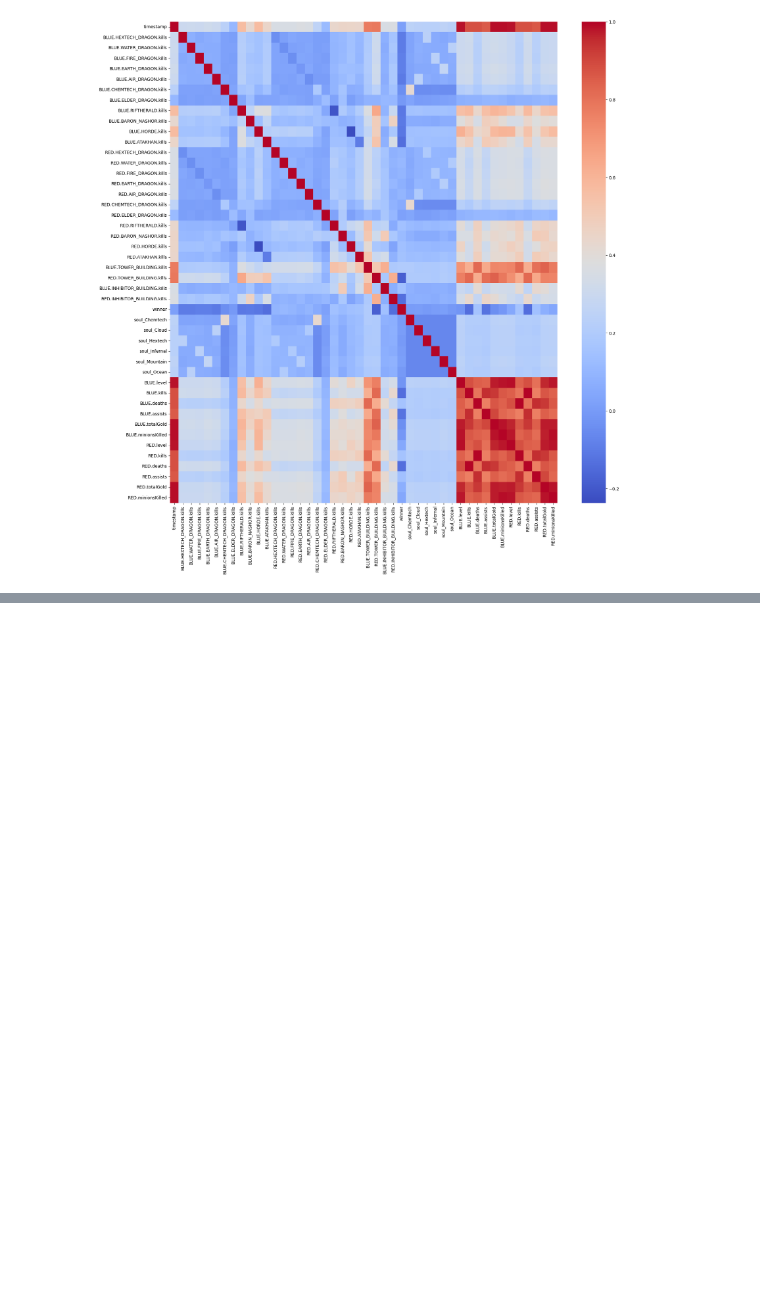
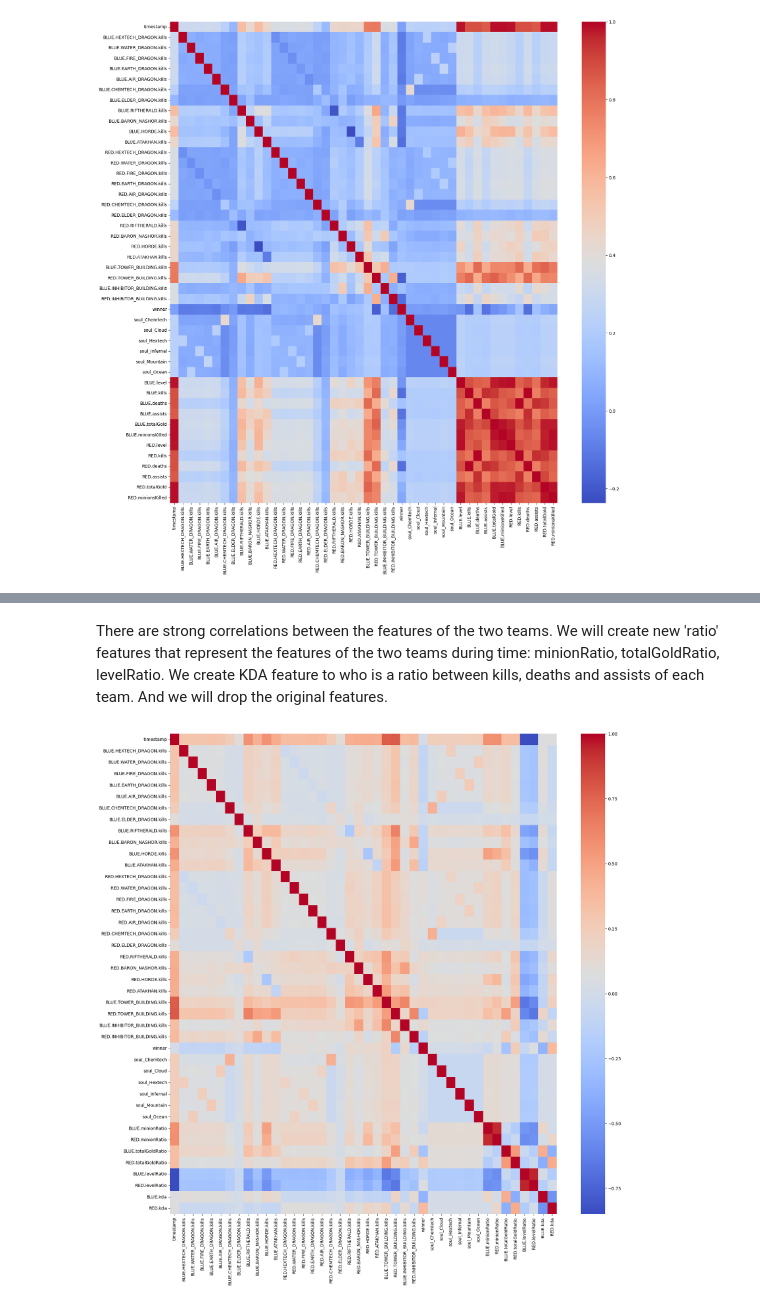
Before and after one commit to YoungSnoww/LeagueOfLegendsModelBenchmark, a Jupyter notebook: datasets/data.ipynb, the cells around one changed output, grey strips where cells are left out. Cells and saved outputs as stored; diff of their text form; code cells hidden in the pictures; blank space fills up the shorter version.

```diff
--- a/datasets/data.ipynb
+++ b/datasets/data.ipynb
@@ -315,0 +245,44 @@ plt.show()
+# %% [markdown]
+There are strong correlations between the features of the two teams. We will create new 'ratio' features that represent the features of the two teams during time: minionRatio, totalGoldRatio, levelRatio. We create KDA feature to who is a ratio between kills, deaths and assists of each team. And we will drop the original features.
+# %%
+# Minion ratio: minions killed / time
+
+df_challenger['BLUE.minionRatio'] = df_challenger['BLUE.minionsKilled'] / df_challenger['timestamp']
+df_challenger['RED.minionRatio'] = df_challenger['RED.minionsKilled'] / df_challenger['timestamp']
+
+df_challenger.drop(['BLUE.minionsKilled', 'RED.minionsKilled'], axis=1, inplace=True)
+# %%
+# Total Gold ratio: totalGold / time
+
+df_challenger['BLUE.totalGoldRatio'] = df_challenger['BLUE.totalGold'] / df_challenger['timestamp']
+df_challenger['RED.totalGoldRatio'] = df_challenger['RED.totalGold'] / df_challenger['timestamp']
+
+df_challenger.drop(['BLUE.totalGold', 'RED.totalGold'], axis=1, inplace=True)
+# %%
+# Level ratio: level / time
+
+df_challenger['BLUE.levelRatio'] = df_challenger['BLUE.level'] / df_challenger['timestamp']
+df_challenger['RED.levelRatio'] = df_challenger['RED.level'] / df_challenger['timestamp']
+
+df_challenger.drop(['BLUE.level', 'RED.level'], axis=1, inplace=True)
+# %%
+# KDA ratio: (kills + assists) / deaths
+
+df_challenger['BLUE.kda'] = (df_challenger['BLUE.kills'] + df_challenger['BLUE.assists']) / df_challenger['BLUE.deaths']
+df_challenger['RED.kda'] = (df_challenger['RED.kills'] + df_challenger['RED.assists']) / df_challenger['RED.deaths']
+
+df_challenger.drop(['BLUE.kills', 'RED.kills', 'BLUE.deaths', 'RED.deaths', 'BLUE.assists', 'RED.assists'], axis=1, inplace=True)
+# %%
+# Calculate the correlation matrix
+correlation_matrix = df_challenger.corr()
+
+# Set the size of the plot
+plt.figure(figsize=(20, 20))
+
+# Create a heatmap of the correlation matrix
+sns.heatmap(correlation_matrix, annot=False, cmap='coolwarm')
+
+# Display the plot
+plt.show()
+# %% [output]
+[figure, added]
```
Also changed, not shown: parts of 14 cells of this notebook.
